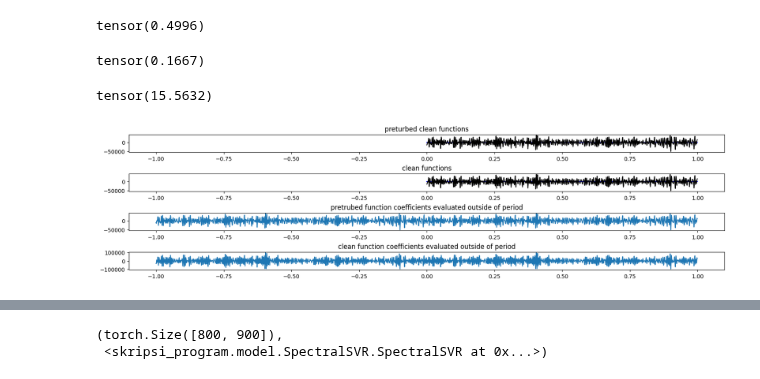
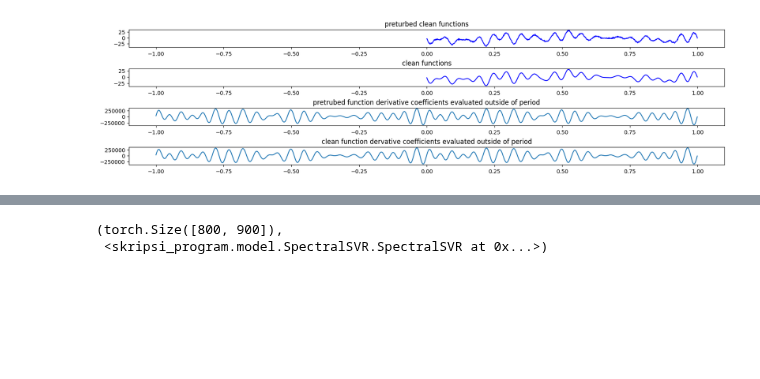
Before and after one commit to nidduzzi/SpectralSVR, a Jupyter notebook: notebooks/spectralsvr_coeff.ipynb, the cells around one changed output, grey strips where cells are left out. Saved outputs shown, nothing was run; the diff lists cells and outputs as text; code cells hidden in the pictures; blank space fills up the shorter version.

```diff
--- a/notebooks/spectralsvr_coeff.ipynb
+++ b/notebooks/spectralsvr_coeff.ipynb
@@ -29,12 +27,21 @@ import matplotlib.pyplot as plt
 # %%
 generator = torch.Generator().manual_seed(42)
-modes = [500]
+modes = (50,)
 prod_modes = int(np.prod(modes))
 num_samples = 4001
-k = FourierBasis.waveNumber(prod_modes)
-u_coeff_clean = FourierBasis.generateCoeff(num_samples, prod_modes, generator=generator, random_func=torch.rand)
+k = FourierBasis.wave_number(prod_modes)
+u_basis_clean = FourierBasis.generate(
+    num_samples,
+    prod_modes,
+    generator=generator,
+    random_func=lambda *args, **kwargs: torch.randn(*args, **kwargs),
+    complex_funcs=False,
+)
+assert u_basis_clean.coeff is not None, "coeff shouldnt be none"
+
+u_coeff_clean: torch.Tensor = u_basis_clean.coeff
 ut_coeff_clean = u_coeff_clean * 2j * torch.pi * k.T
-utt_coeff_clean = ut_coeff_clean * 2j * torch.pi * k.T # d2f/dt2
+utt_coeff_clean = ut_coeff_clean * 2j * torch.pi * k.T  # d2f/dt2
 # u_coeff = u_coeff.reshape((-1, *modes))
 # f_coeff = f_coeff.reshape((-1, *modes))
 u_coeff_clean.shape
@@ -64,63 +99,75 @@ tmp = [t for i in range(len(modes))]
 tt = torch.meshgrid(tmp, indexing="ij")
 tt_flat = [t.flatten() for t in tt]
 points_tt = torch.concat([t.unsqueeze(-1) for t in tt_flat], 1)
-u_basis = FourierBasis(u_coeff_clean, periods)
+u_basis = FourierBasis(u_coeff_clean, periods=periods)
 # ut_basis = FourierBasis(ut_coeff_clean, periods)
 # utt_basis = FourierBasis(utt_coeff_clean, periods)
 # points_tt.requires_grad_()
-u_clean = u_basis.evaluate(points_tt).real
+u_clean = u_basis(points_tt).real
 ut_clean = torch.gradient(u_clean, spacing=tt_flat, dim=1)[0]
-# ut_clean = ut_basis.evaluate(points_tt).real
+# ut_clean = ut_basis(points_tt).real
 utt_clean = torch.gradient(ut_clean, spacing=tt_flat, dim=1)[0]
 
 # points_tt.requires_grad_(False)
-# utt_clean = utt_basis.evaluate(points_tt).real
-u = u_clean + torch.randn_like(u_clean) * 0.05 * u_clean.std()
-ut = ut_clean + torch.randn_like(ut_clean) * 0.05 * ut_clean.std()
-utt = utt_clean + torch.randn_like(utt_clean) * 0.05 * utt_clean.std()
-u_coeff = reduce_coeff(FourierBasis.transform(u), modes)
-ut_coeff = reduce_coeff(FourierBasis.transform(ut), modes)
-utt_coeff = reduce_coeff(FourierBasis.transform(utt), modes)
+# utt_clean = utt_basis(points_tt).real
+noise_ratio = 0.1
+u = u_clean + torch.randn_like(u_clean) * noise_ratio * u_clean.std()
+ut = ut_clean + torch.randn_like(ut_clean) * noise_ratio * ut_clean.std()
+utt = utt_clean + torch.randn_like(utt_clean) * noise_ratio * utt_clean.std()
+u_coeff = resize_modes(FourierBasis.transform(u),modes)
+ut_coeff = resize_modes(FourierBasis.transform(u),modes)
+utt_coeff = resize_modes(FourierBasis.transform(utt),modes)
 u_shape = u.shape
+
+u_coeff_clean = resize_modes(FourierBasis.transform(u_clean), modes)
+ut_coeff_clean = u_coeff_clean * 2j * torch.pi * k.T
+utt_coeff_clean = ut_coeff_clean * 2j * torch.pi * k.T  # d2f/dt2
 
 
 def signal_stats():
     # u_real, u_clean_real = to_real_coeff(u), to_real_coeff(u_clean)
-    u_real, u_clean_real = to_real_coeff(u_coeff), to_real_coeff(u_coeff_clean)
+    u_real, u_clean_real = (
+        to_real_coeff(resize_modes(u_coeff, modes)),
+        to_real_coeff(u_coeff_clean),
+    )
     r2 = r2_score(u_real, u_clean_real)
     MSE = mean_squared_error(u_real, u_clean_real)
-    display(u_shape)
-    display(r2)
-    display(MSE)
-    display(20 * u_clean_real.max().log10() - 10 * MSE.pow(2).log10())
+    stats = {
+        "shape": u_shape,
+        "r2": r2,
+        "mse": MSE,
+        "PSNR": 20 * u_clean_real.max().log10() - 10 * MSE.pow(2).log10(),
+    }
+    display(stats)
 
 
 signal_stats()
 
 
 def tmp_plot():
+    n = 2
     points = torch.arange(-1, 1, sample_step)
-    utt_eval = FourierBasis(utt_coeff[2, None], periods=periods).evaluate(
+    utt_eval = FourierBasis(utt_coeff[n, None], periods=periods)(
         points.view((-1, 1))
     )
-    utt_clean_eval = FourierBasis(utt_coeff_clean[2, None], periods=periods).evaluate(
+    utt_clean_eval = FourierBasis(utt_coeff_clean[n, None], periods=periods)(
         points.view((-1, 1))
     )
     plt.figure(figsize=(16, 4), constrained_layout=True)
     ax1 = plt.subplot(411)
-    plt.plot(t, u[2].real, color="b")
-    plt.plot(t, utt[2].real, color="k")
+    plt.plot(t, u[n].real, color="b")
+#     plt.plot(t, utt[n].real, color="k")
     plt.title("preturbed clean functions")
     plt.subplot(412, sharex=ax1)
-    plt.plot(t, u_clean[2].real, color="b")
-    plt.plot(t, utt_clean[2].real, color="k")
+    plt.plot(t, u_clean[n].real, color="b")
+    # plt.plot(t, utt_clean[n].real, color="k")
     plt.title("clean functions")
     plt.subplot(413, sharex=ax1)
     plt.plot(points, utt_eval[0].real)
-    plt.title("pretrubed function coefficients evaluated outside of period")
+    plt.title("pretrubed function derivative coefficients evaluated outside of period")
     plt.subplot(414, sharex=ax1)
     plt.plot(points, utt_clean_eval[0].real)
-    plt.title("clean function coefficients evaluated outside of period")
+    plt.title("clean function dervative coefficients evaluated outside of period")
     plt.show()
 
 
@@ -130,4 +180 @@ torch.Size([4001, 900])
-tensor(0.4996)
-tensor(0.1667)
-tensor(15.5632)
-[figure, old version]
+[figure, new version]
```
Also changed, not shown: parts of 25 cells of this notebook, 20 other files.
